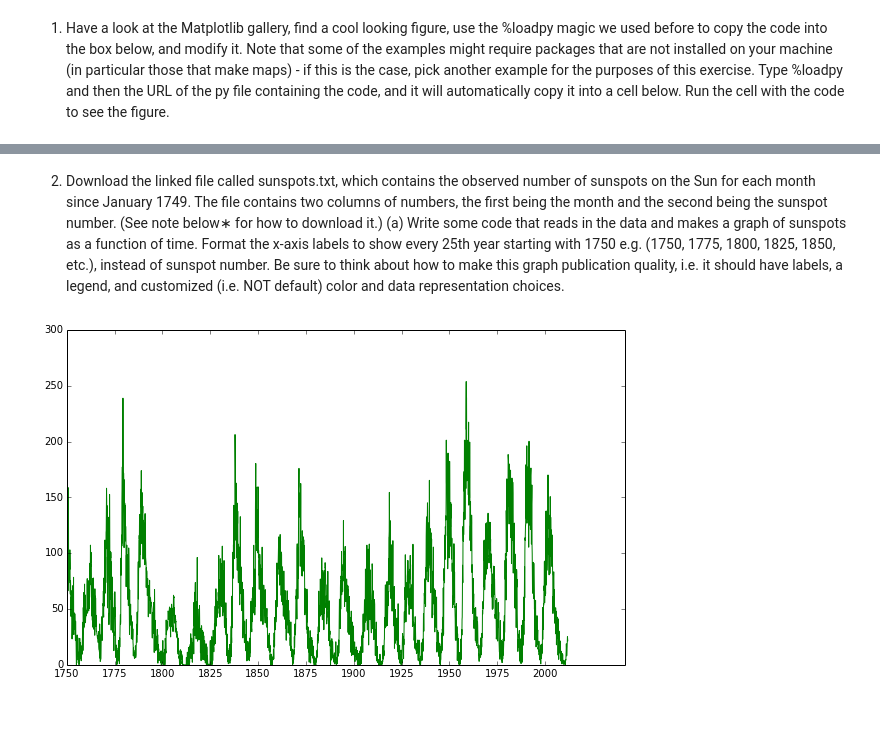
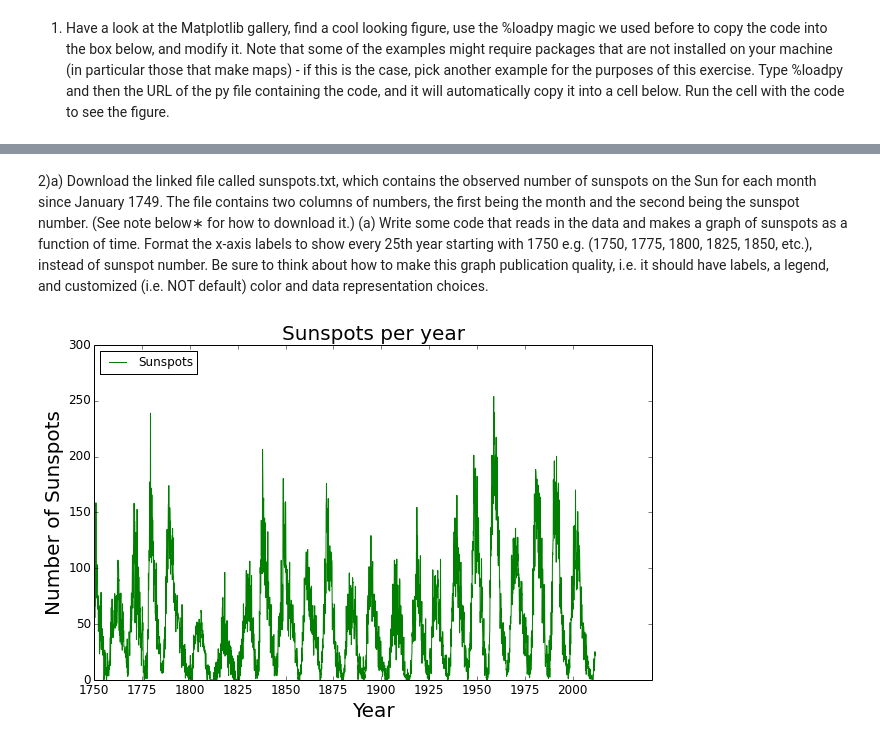
Before and after one commit to jhaslema/PHYS202-S14, a Jupyter notebook: Graphics/GraphicsExercises.ipynb, the cells around one changed output, grey strips where cells are left out. Saved outputs shown, nothing was run; the diff lists cells and outputs as text; code cells hidden in the pictures; blank space fills up the shorter version.

Commit message:
More graphics work

```diff
--- a/Graphics/GraphicsExercises.ipynb
+++ b/Graphics/GraphicsExercises.ipynb
@@ -49,20 +49,26 @@ plt.show()
 # %% [markdown]
-2) Download the linked file called sunspots.txt, which contains the observed number of sunspots on the Sun for each month since January 1749. The file contains two columns of numbers, the first being the month and the second being the sunspot number. (See note below∗ for how to download it.)
+2)a) Download the linked file called sunspots.txt, which contains the observed number of sunspots on the Sun for each month since January 1749. The file contains two columns of numbers, the first being the month and the second being the sunspot number. (See note below∗ for how to download it.)
 (a) Write some code that reads in the data and makes a graph of sunspots as a function of time. Format the x-axis labels to show every 25th year starting with 1750 e.g. (1750, 1775, 1800, 1825, 1850, etc.), instead of sunspot number. Be sure to think about how to make this graph publication quality, i.e. it should have labels, a legend, and customized (i.e. NOT default) color and data representation choices.
 # %%
 data =  np.loadtxt("sunspots.txt")
 x , y = np.loadtxt("sunspots.txt",unpack = True)
 xvalues,yvalues = [],[]
 i = 1750
 a = 0
 while i <=2000:
     xvalues.append(12*25*a)
     yvalues.append(i)
     i+=25
     a +=1
 plt.figure(figsize=(10,6),dpi=80)
-plt.plot(x,y,color = "green",linewidth=1.0,linestyle="-")
+plt.plot(x,y,color = "green",linewidth=1.0,linestyle="-",label = "Sunspots")
 plt.xticks(xvalues,yvalues)
+plt.xticks(fontsize=12)
+plt.yticks(fontsize=12)
+plt.xlabel("Year",fontsize=20)
+plt.ylabel("Number of Sunspots",fontsize = 20)
+plt.title("Sunspots per year", fontsize = 20)
+plt.legend(loc='upper left')
 plt.show()
 # %% [output]
-[figure, old version]
+[figure, new version]
```
Also changed, not shown: parts of 7 cells of this notebook, 1 other file.
